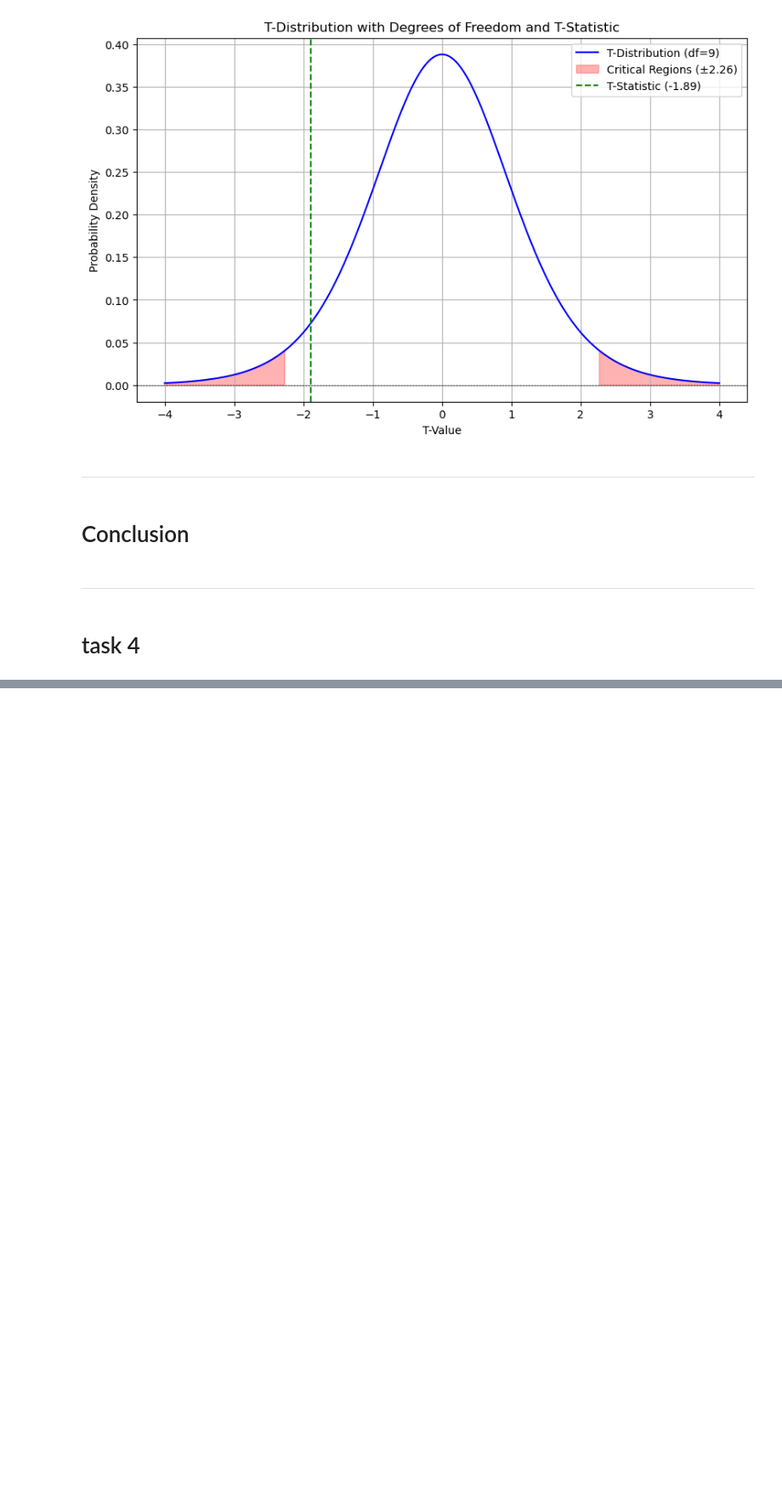
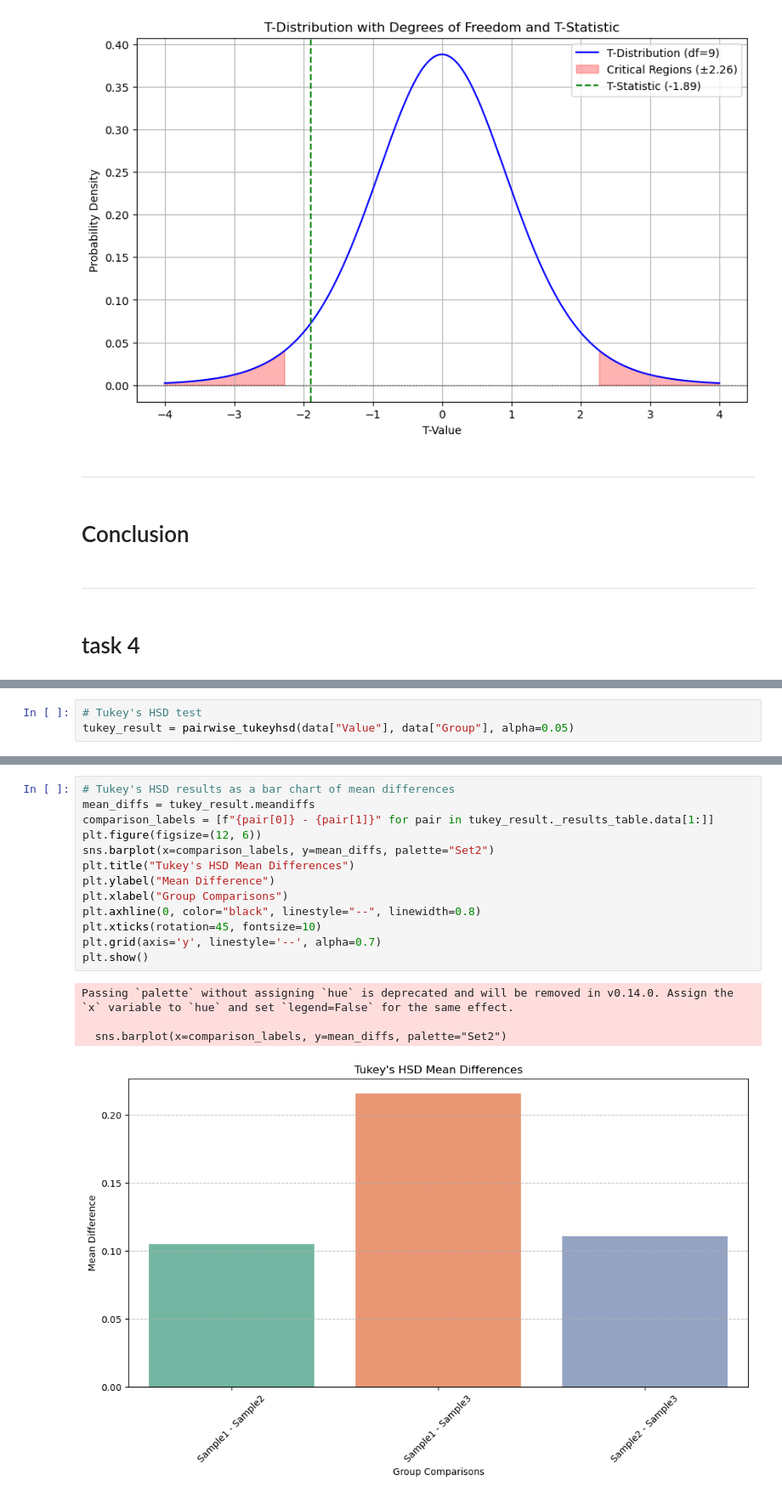
Before and after one commit to keithmmc/appliedstats, a Jupyter notebook: tasks.ipynb, the cells around one changed output, grey strips where cells are left out. Shown at 85% size. Saved outputs shown, nothing was run; the diff lists cells and outputs as text; blank space fills up the shorter version.

```diff
--- a/tasks.ipynb
+++ b/tasks.ipynb
@@ -889,0 +835,3 @@ levene_result, {"ANOVA F-Statistic": f_stat, "ANOVA p-value": p_value_anova}
+# %%
+# Tukey's HSD test
+tukey_result = pairwise_tukeyhsd(data["Value"], data["Group"], alpha=0.05)
@@ -889,0 +858,18 @@ levene_result, {"ANOVA F-Statistic": f_stat, "ANOVA p-value": p_value_anova}
+# %%
+# Tukey's HSD results as a bar chart of mean differences
+mean_diffs = tukey_result.meandiffs
+comparison_labels = [f"{pair[0]} - {pair[1]}" for pair in tukey_result._results_table.data[1:]]
+plt.figure(figsize=(12, 6))
+sns.barplot(x=comparison_labels, y=mean_diffs, palette="Set2")
+plt.title("Tukey's HSD Mean Differences")
+plt.ylabel("Mean Difference")
+plt.xlabel("Group Comparisons")
+plt.axhline(0, color="black", linestyle="--", linewidth=0.8)
+plt.xticks(rotation=45, fontsize=10)
+plt.grid(axis='y', linestyle='--', alpha=0.7)
+plt.show()
+# %% [output]
+Passing `palette` without assigning `hue` is deprecated and will be removed in v0.14.0. Assign the `x` variable to `hue` and set `legend=False` for the same effect.
+
+  sns.barplot(x=comparison_labels, y=mean_diffs, palette="Set2")
+[figure, added]
```
Also changed, not shown: parts of 30 cells of this notebook.
